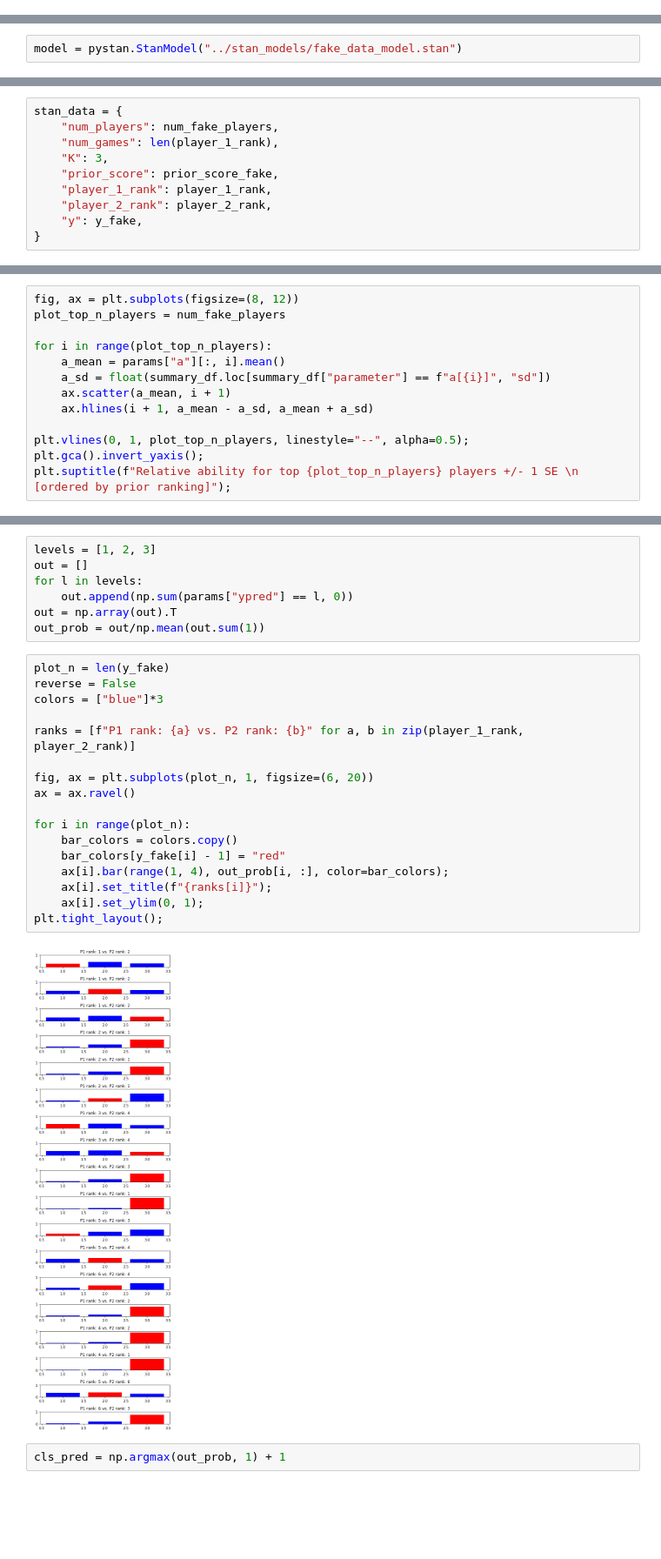
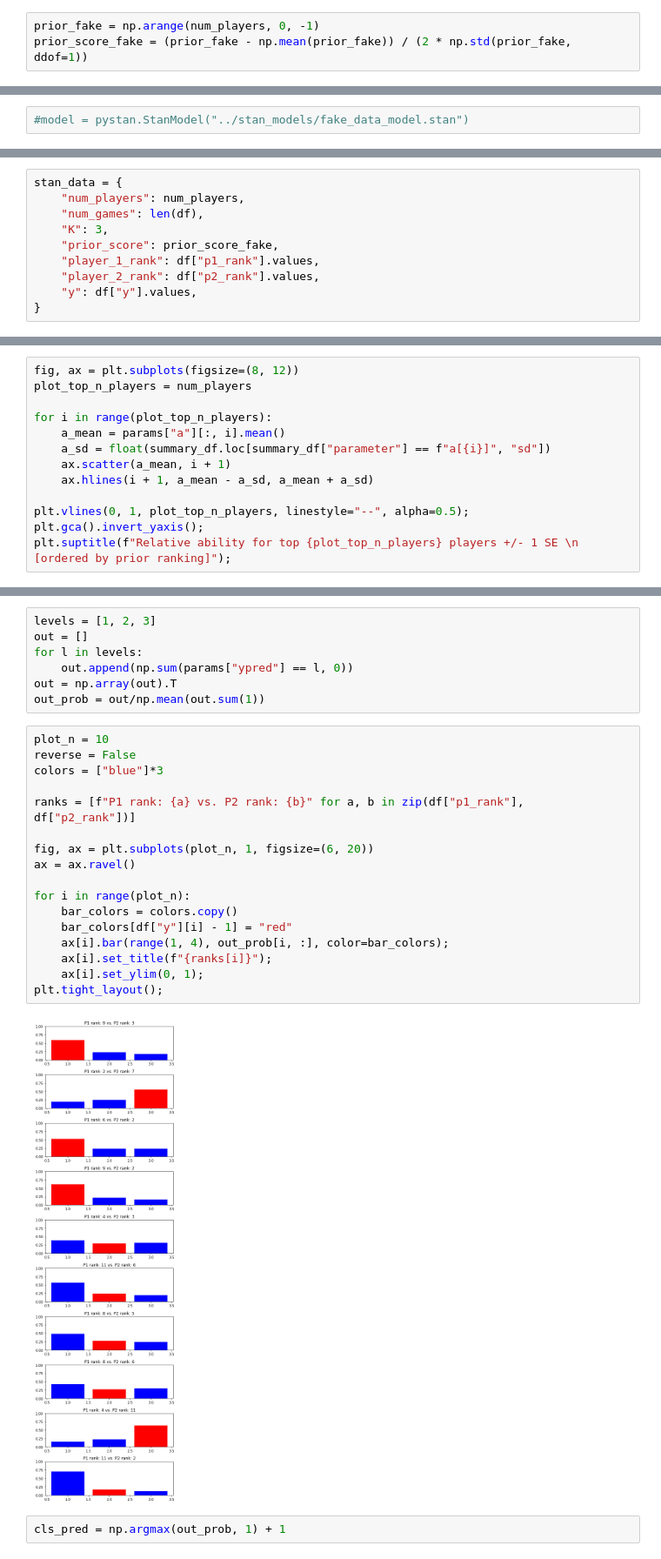
Before and after one commit to maw501/bayesian-chess-prediction, a Jupyter notebook: notebooks/fake_data_simulation.ipynb, the cells around one changed output, grey strips where cells are left out. Shown: that part at 87% size. Cells and saved outputs as stored; diff of their text form; blank space fills up the shorter version.

Commit message:
fake data simulation

```diff
--- a/notebooks/fake_data_simulation.ipynb
+++ b/notebooks/fake_data_simulation.ipynb
@@ -30,18 +51,21 @@ prior_score_fake = (prior_fake - np.mean(prior_fake)) / (2 * np.std(prior_fake,
+# %%
+prior_fake = np.arange(num_players, 0, -1)
+prior_score_fake = (prior_fake - np.mean(prior_fake)) / (2 * np.std(prior_fake, ddof=1))
 # %% [markdown]
 ### Set-up model
 # %%
-model = pystan.StanModel("../stan_models/fake_data_model.stan")
+#model = pystan.StanModel("../stan_models/fake_data_model.stan")
 # %% [output]
 INFO:pystan:COMPILING THE C++ CODE FOR MODEL anon_model_8a4acf2ae70e49ddd56ebc95e7c7c0b7 NOW.
 # %%
 stan_data = {
-    "num_players": num_fake_players,
-    "num_games": len(player_1_rank),
+    "num_players": num_players,
+    "num_games": len(df),
     "K": 3,
     "prior_score": prior_score_fake,
-    "player_1_rank": player_1_rank,
-    "player_2_rank": player_2_rank,
-    "y": y_fake,
+    "player_1_rank": df["p1_rank"].values,
+    "player_2_rank": df["p2_rank"].values,
+    "y": df["y"].values,
 }
 # %%
 fit = model.sampling(data=stan_data)
@@ -81,7 +106,7 @@ arviz.plot_trace(inference_data, var_names=["b", "sigma_a", "c"]);
 ### Plotting
 # %%
 fig, ax = plt.subplots(figsize=(8, 12))
-plot_top_n_players = num_fake_players
+plot_top_n_players = num_players
 
 for i in range(plot_top_n_players):
     a_mean = params["a"][:, i].mean()
@@ -102,24 +127,24 @@ for l in levels:
 out = np.array(out).T
 out_prob = out/np.mean(out.sum(1))
 # %%
-plot_n = len(y_fake)
+plot_n = 10
 reverse = False
 colors = ["blue"]*3
 
-ranks = [f"P1 rank: {a} vs. P2 rank: {b}" for a, b in zip(player_1_rank, player_2_rank)]
+ranks = [f"P1 rank: {a} vs. P2 rank: {b}" for a, b in zip(df["p1_rank"], df["p2_rank"])]
 
 fig, ax = plt.subplots(plot_n, 1, figsize=(6, 20))
 ax = ax.ravel()
 
 for i in range(plot_n):
     bar_colors = colors.copy()
-    bar_colors[y_fake[i] - 1] = "red"
+    bar_colors[df["y"][i] - 1] = "red"
     ax[i].bar(range(1, 4), out_prob[i, :], color=bar_colors);
     ax[i].set_title(f"{ranks[i]}");
     ax[i].set_ylim(0, 1);
 plt.tight_layout();
 # %% [output]
-[figure, old version]
+[figure, new version]
 # %%
 cls_pred = np.argmax(out_prob, 1) + 1
 # %%
```
Also changed, not shown: parts of 19 cells of this notebook, 1 other file.
